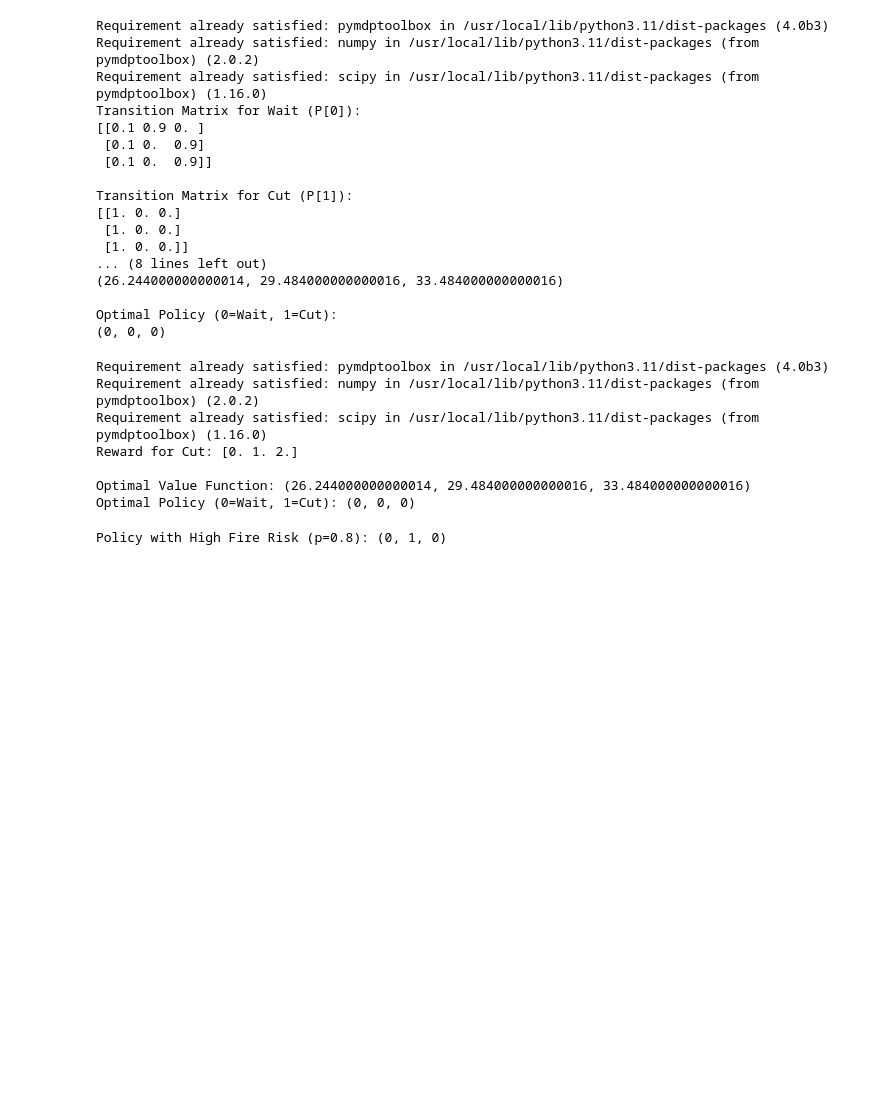
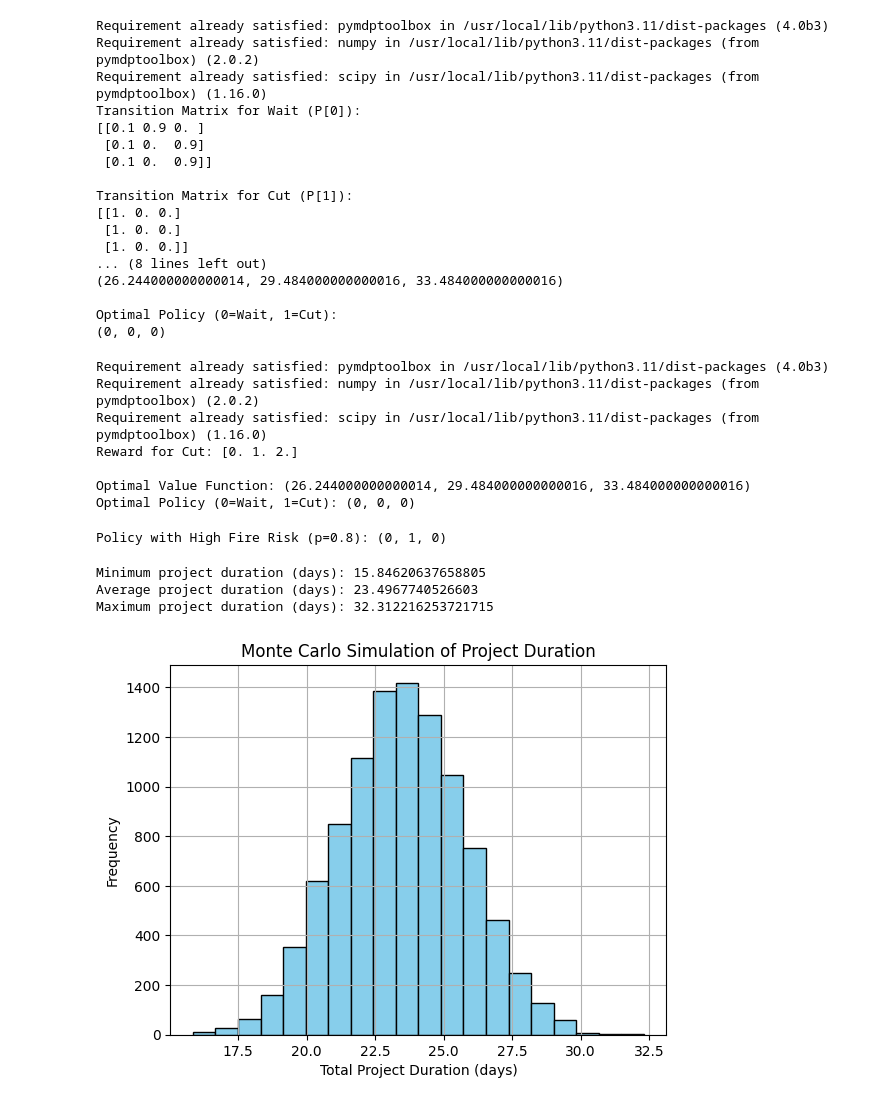
Before and after one commit to Elwarfalli/MSE-1500-Simulation-Modeling-with-Python, a Jupyter notebook: chapter_10.ipynb, the cells around one changed output. Saved outputs shown, nothing was run; the diff lists cells and outputs as text; code cells hidden in the pictures; blank space fills up the shorter version.

```diff
--- a/chapter_10.ipynb
+++ b/chapter_10.ipynb
@@ -93,3 +93,75 @@ model2.run()
 print("Policy with High Fire Risk (p=0.8):", model2.policy)
 # %% [output]
 Policy with High Fire Risk (p=0.8): (0, 1, 0)
+# %%
+# Import necessary libraries
+import numpy as np
+import matplotlib.pyplot as plt
+
+# Number of Monte Carlo simulations
+N = 10000
+
+# Define task durations using 3-point estimates: [Optimistic, Most Likely, Pessimistic]
+# For example: Task 1 duration could be as short as 3 days (optimistic),
+# most likely 5 days, or as long as 8 days (pessimistic)
+TaskTimes = [
+    [3, 5, 8],  # Task 1
+    [2, 4, 7],  # Task 2
+    [3, 5, 9],  # Task 3
+    [4, 6, 10], # Task 4
+    [3, 5, 9],  # Task 5
+    [2, 6, 8]   # Task 6
+]
+
+# Calculate the mode location (Lh) parameter for triangular distribution for each task
+# Lh = (Most Likely - Optimistic) / (Pessimistic - Optimistic)
+Lh = [(m - a) / (b - a) for a, m, b in TaskTimes]
+
+# Initialize an empty array to store simulated durations for each task in each run
+T = np.empty((N, 6))
+
+# List to hold total project duration for each simulation run
+TotalTime = []
+
+# Run Monte Carlo simulation N times
+for p in range(N):
+    for i in range(6):
+        tr = np.random.random()  # Random number between 0 and 1
+        a, m, b = TaskTimes[i]   # Unpack optimistic, most likely, pessimistic
+
+        # Sample from triangular distribution:
+        if tr < Lh[i]:
+            # Left side of triangular distribution
+            T[p][i] = a + np.sqrt(tr * (m - a) * (b - a))
+        else:
+            # Right side of triangular distribution
+            T[p][i] = b - np.sqrt((1 - tr) * (b - m) * (b - a))
+
+    # Calculate total project duration based on dependencies:
+    # Task 1 runs first
+    # Then Task 2 and Task 3 run in parallel, so take max duration
+    # Then Task 4 and Task 5 run in parallel, take max duration
+    # Finally Task 6 runs last
+    total = T[p][0] + max(T[p][1], T[p][2]) + max(T[p][3], T[p][4]) + T[p][5]
+    TotalTime.append(total)
+
+# Convert list to numpy array for easier calculations
+TotalTime = np.array(TotalTime)
+
+# Print basic statistics about project duration
+print("Minimum project duration (days):", np.min(TotalTime))
+print("Average project duration (days):", np.mean(TotalTime))
+print("Maximum project duration (days):", np.max(TotalTime))
+
+# Plot histogram of project durations to visualize distribution
+plt.hist(TotalTime, bins=20, color='skyblue', edgecolor='black')
+plt.title("Monte Carlo Simulation of Project Duration")
+plt.xlabel("Total Project Duration (days)")
+plt.ylabel("Frequency")
+plt.grid(True)
+plt.show()
+# %% [output]
+Minimum project duration (days): 15.84620637658805
+Average project duration (days): 23.4967740526603
+Maximum project duration (days): 32.312216253721715
+[figure, added]
```
